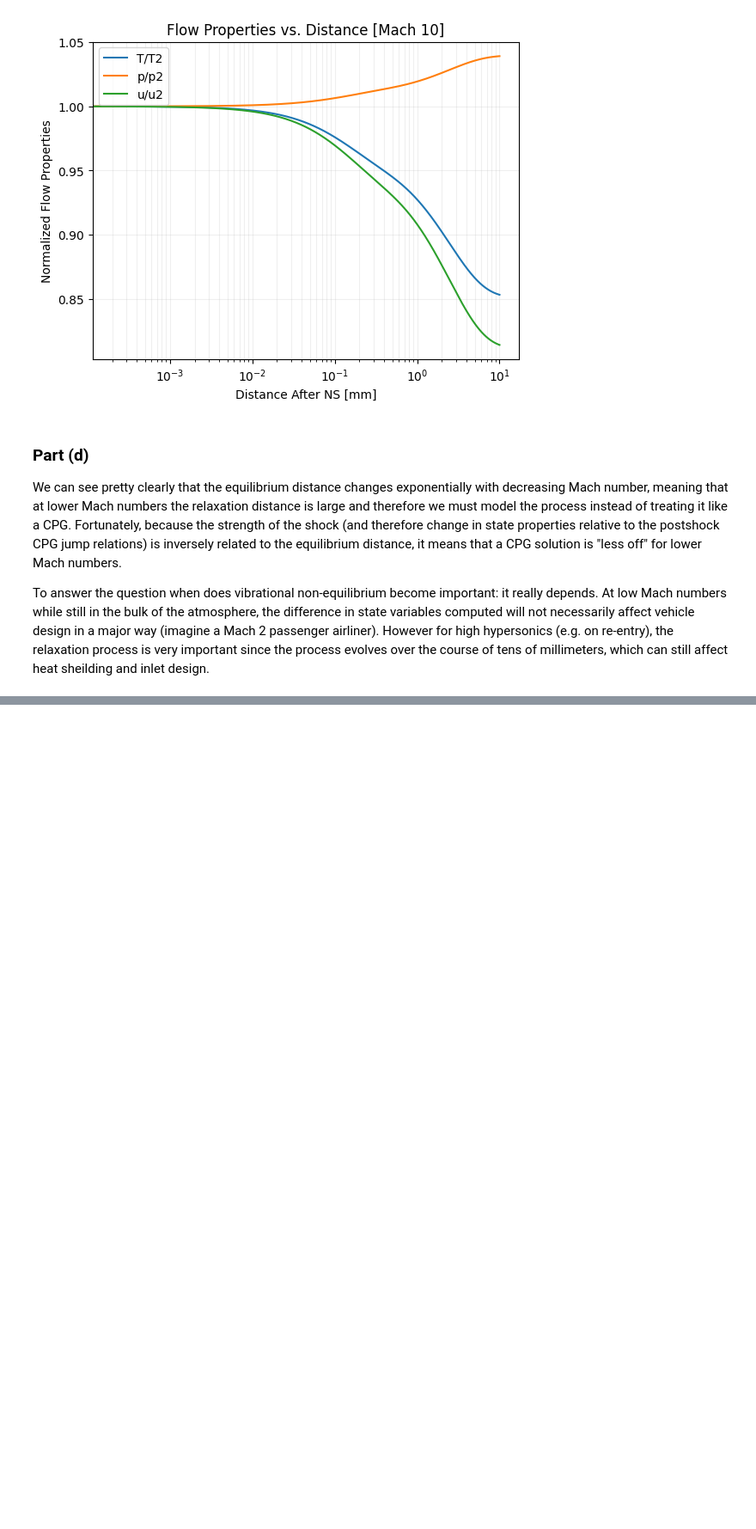
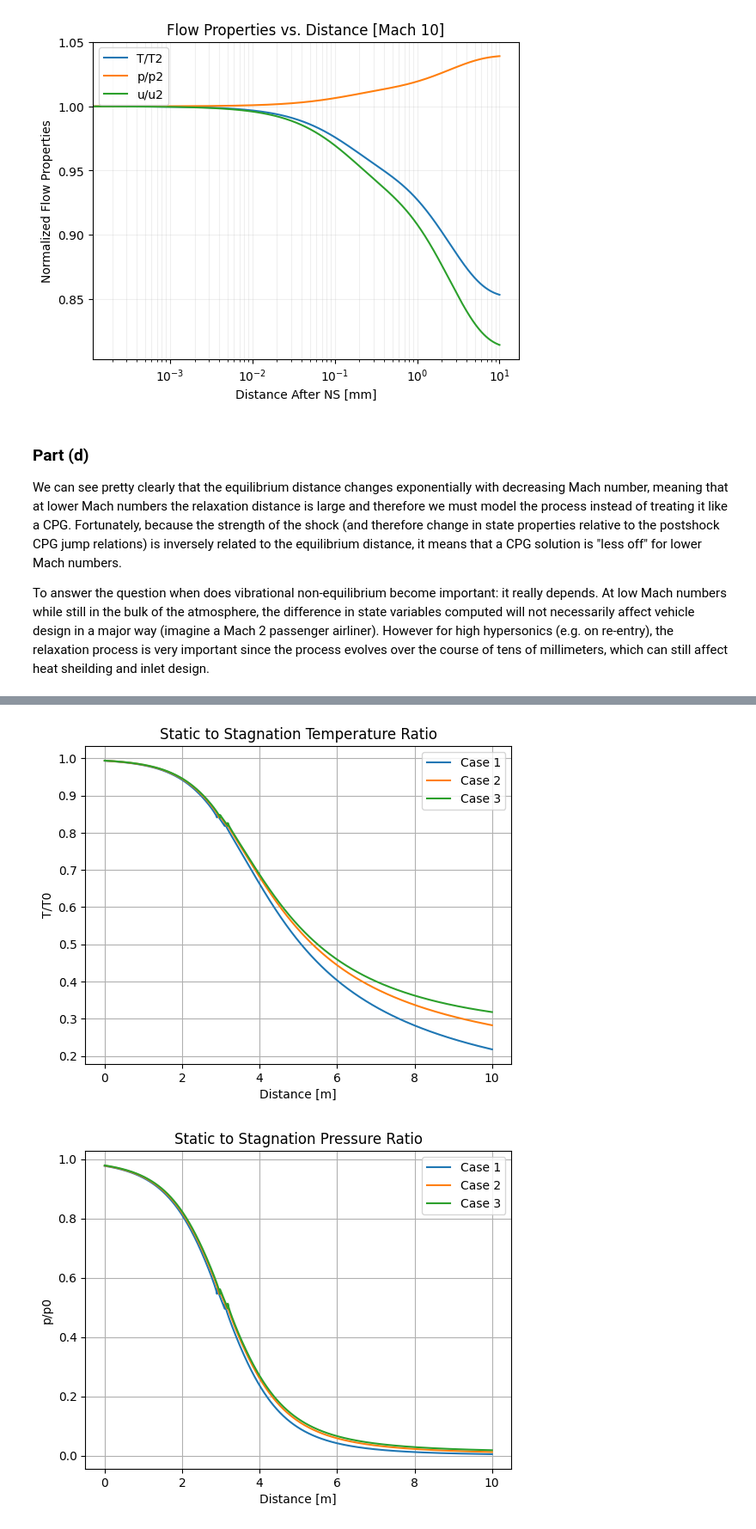
Before and after one commit to JayChen35/sugs, a Jupyter notebook: 520_comp_flow/hw_4.ipynb, the cells around one changed output, grey strips where cells are left out. Shown at 86% size. Saved outputs shown, nothing was run; the diff lists cells and outputs as text; code cells hidden in the pictures; blank space fills up the shorter version.

```diff
--- a/520_comp_flow/hw_4.ipynb
+++ b/520_comp_flow/hw_4.ipynb
@@ -245,0 +411,65 @@ To answer the question when does vibrational non-equilibrium become important: i
+# %%
+def A(x): return (np.pi / 4) * (1 + 0.25 * (x - 3)**2)
+
+def get_properties(x, M_profile, gamma=1.4):
+    T0_init, p0_init = 1000, 2e6
+    rho0_init = p0_init / (287 * T0_init)
+    T0_x = 1000 + 10 * x
+    T_x = T0_x / (1 + ((gamma - 1) / 2) * M_profile**2)
+    u_x = M_profile * np.sqrt(gamma * 287 * T_x)
+    m_dot_const = rho0_init * A(0) * u_x[0]
+    rho_x = m_dot_const / (A(x) * u_x)
+    p_x = rho_x * 287 * T_x
+    p0_x = p_x * (1 + ((gamma - 1) / 2) * M_profile**2)**(gamma/(gamma-1))
+    return T_x, T0_x, p_x, p0_x, rho_x, u_x
+
+T_profile_1, T0_profile_1, p_profile_1, p0_profile_1, rho_profile_1, u_profile_1 = get_properties(x_profile_1, M_profile_1)
+T_profile_2, T0_profile_2, p_profile_2, p0_profile_2, rho_profile_2, u_profile_2 = get_properties(x_profile_2, M_profile_2)
+T_profile_3, T0_profile_3, p_profile_3, p0_profile_3, rho_profile_3, u_profile_3 = get_properties(x_profile_3, M_profile_3)
+
+plt.figure()
+plt.plot(x_profile_1, T_profile_1/T0_profile_1, label='Case 1', linewidth=1.5)
+plt.plot(x_profile_2, T_profile_2/T0_profile_2, label='Case 2', linewidth=1.5)
+plt.plot(x_profile_3, T_profile_3/T0_profile_3, label='Case 3', linewidth=1.5)
+plt.xlabel('Distance [m]')
+plt.ylabel('T/T0')
+plt.title('Static to Stagnation Temperature Ratio')
+plt.grid(True)
+plt.legend()
+plt.show()
+
+plt.figure()
+plt.plot(x_profile_1, p_profile_1/p0_profile_1, label='Case 1', linewidth=1.5)
+plt.plot(x_profile_2, p_profile_2/p0_profile_2, label='Case 2', linewidth=1.5)
+plt.plot(x_profile_3, p_profile_3/p0_profile_3, label='Case 3', linewidth=1.5)
+plt.xlabel('Distance [m]')
+plt.ylabel('p/p0')
+plt.title('Static to Stagnation Pressure Ratio')
+plt.grid(True)
+plt.legend()
+plt.show()
+
+plt.figure()
+plt.plot(x_profile_1, rho_profile_1, label='Case 1', linewidth=1.5)
+plt.plot(x_profile_2, rho_profile_2, label='Case 2', linewidth=1.5)
+plt.plot(x_profile_3, rho_profile_3, label='Case 3', linewidth=1.5)
+plt.xlabel('Distance [m]')
+plt.ylabel('Density [kg/m³]')
+plt.title('Density Profile')
+plt.grid(True)
+plt.legend()
+plt.show()
+
+plt.figure()
+plt.plot(x_profile_1, u_profile_1, label='Case 1', linewidth=1.5)
+plt.plot(x_profile_2, u_profile_2, label='Case 2', linewidth=1.5)
+plt.plot(x_profile_3, u_profile_3, label='Case 3', linewidth=1.5)
+plt.xlabel('Distance [m]')
+plt.ylabel('Velocity [m/s]')
+plt.title('Velocity Profile')
+plt.grid(True)
+plt.legend()
+plt.show()
+# %% [output]
+[figure, added]
+[figure, added]
```
Also changed, not shown: parts of 11 cells of this notebook, 3 other files.
